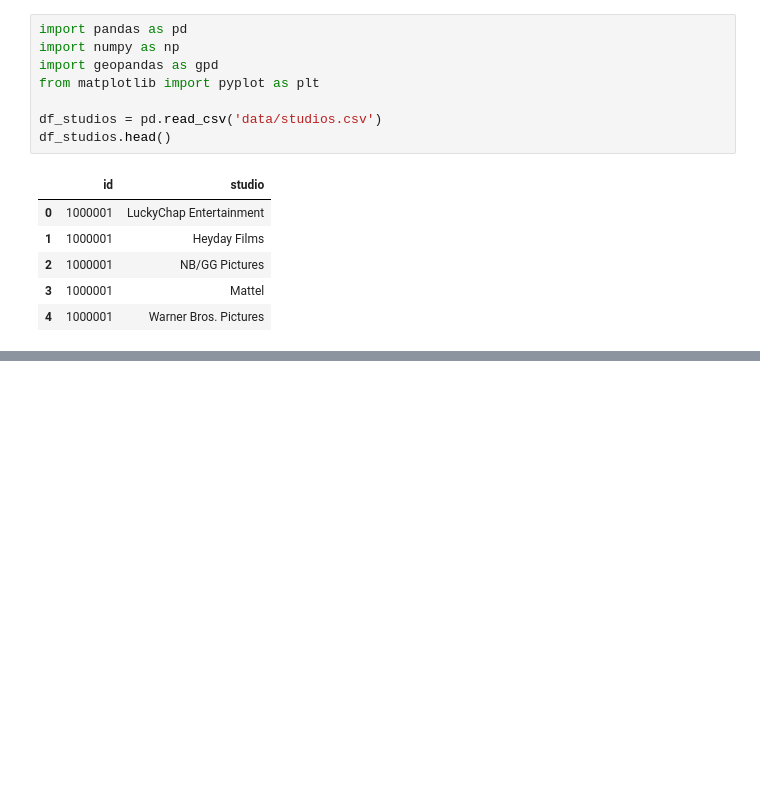
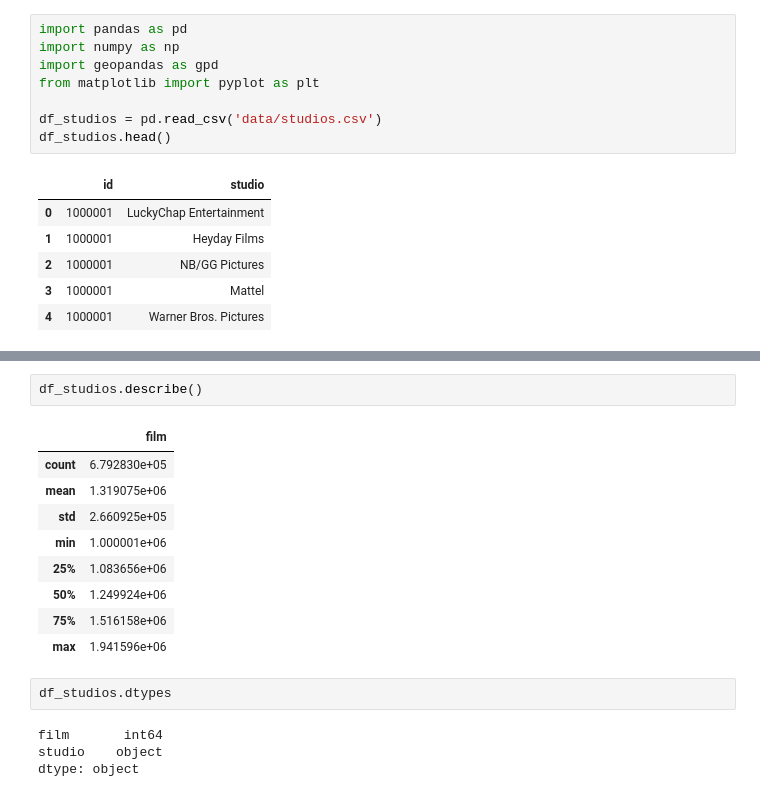
Before and after one commit to LudwingKun/IUM_TWEB_Bissal_Lombardozzi, a Jupyter notebook: MainDirectory/DataAnalisis_IUM/studios.ipynb, the cells around one changed output, grey strips where cells are left out. Drawn from its saved outputs; the diff is of its cells as text; blank space fills up the shorter version.

```diff
--- a/MainDirectory/DataAnalisis_IUM/studios.ipynb
+++ b/MainDirectory/DataAnalisis_IUM/studios.ipynb
@@ -15,0 +47,18 @@ df_studios.head()
+# %%
+df_studios.describe()
+# %% [output]
+|  | film |
+| count | 6.792830e+05 |
+| mean | 1.319075e+06 |
+| std | 2.660925e+05 |
+| min | 1.000001e+06 |
+| 25% | 1.083656e+06 |
+| 50% | 1.249924e+06 |
+| 75% | 1.516158e+06 |
+| max | 1.941596e+06 |
+# %%
+df_studios.dtypes
+# %% [output]
+film       int64
+studio    object
+dtype: object
```
Also changed, not shown: parts of 4 cells of this notebook, 5 other files.
